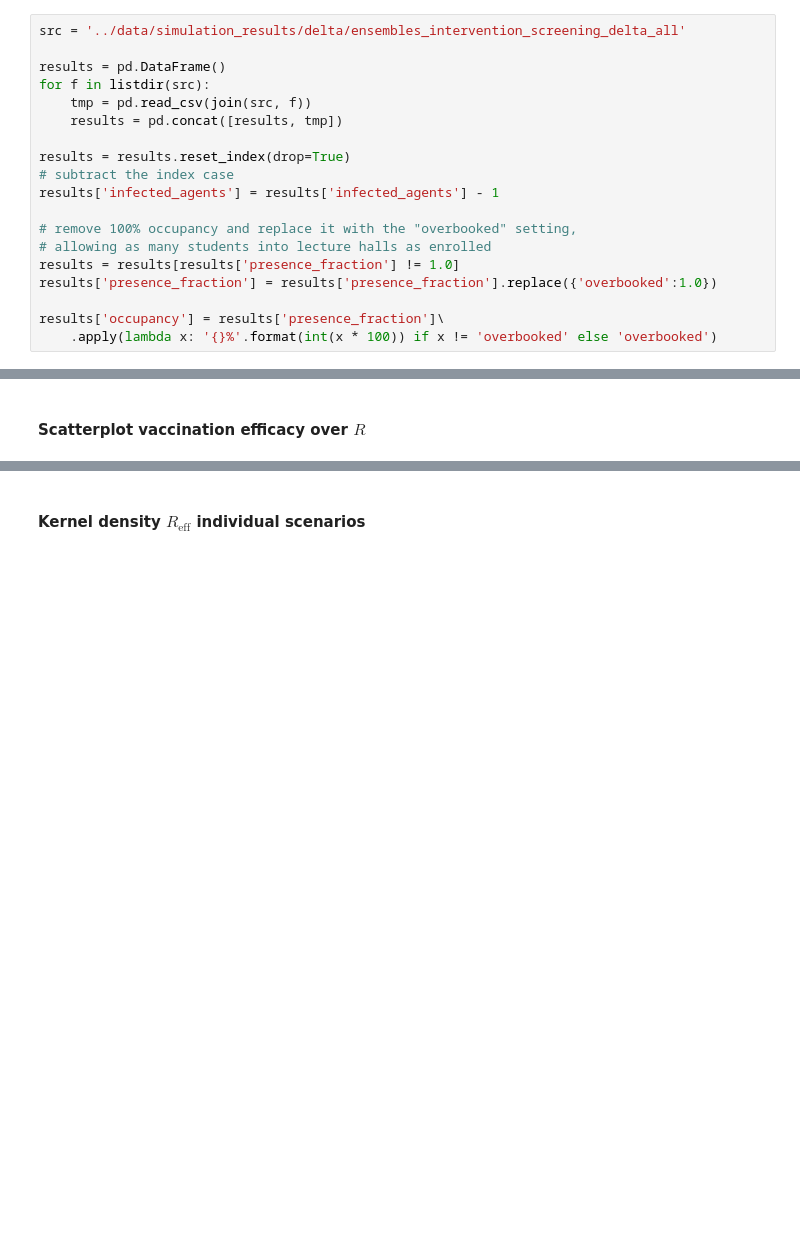
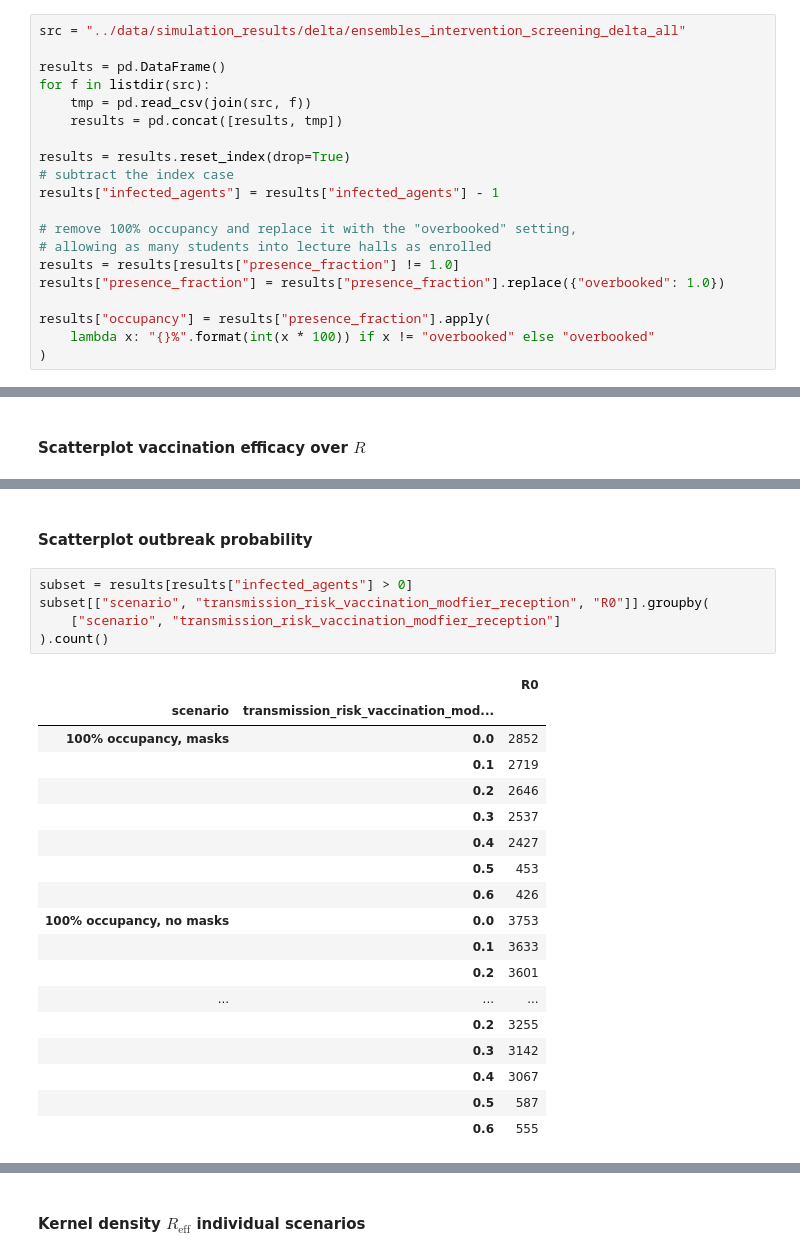
Before and after one commit to JanaLasser/uni_SEIRX, a Jupyter notebook: code/analysis_intervention_measures.ipynb, the cells around one changed output, grey strips where cells are left out. Cells and saved outputs as stored; diff of their text form; blank space fills up the shorter version.

```diff
--- a/code/analysis_intervention_measures.ipynb
+++ b/code/analysis_intervention_measures.ipynb
@@ -16,7 +17,7 @@ warnings.simplefilter(action='ignore', category=pd.errors.PerformanceWarning)
 # %% [markdown]
 ### All students
 # %%
-src = '../data/simulation_results/delta/ensembles_intervention_screening_delta_all'
+src = "../data/simulation_results/delta/ensembles_intervention_screening_delta_all"
 
 results = pd.DataFrame()
 for f in listdir(src):
@@ -25,12 +26,13 @@ for f in listdir(src):
 
 results = results.reset_index(drop=True)
 # subtract the index case
-results['infected_agents'] = results['infected_agents'] - 1
+results["infected_agents"] = results["infected_agents"] - 1
 
 # remove 100% occupancy and replace it with the "overbooked" setting,
 # allowing as many students into lecture halls as enrolled
-results = results[results['presence_fraction'] != 1.0]
-results['presence_fraction'] = results['presence_fraction'].replace({'overbooked':1.0})
+results = results[results["presence_fraction"] != 1.0]
+results["presence_fraction"] = results["presence_fraction"].replace({"overbooked": 1.0})
 
-results['occupancy'] = results['presence_fraction']\
-    .apply(lambda x: '{}%'.format(int(x * 100)) if x != 'overbooked' else 'overbooked')
+results["occupancy"] = results["presence_fraction"].apply(
+    lambda x: "{}%".format(int(x * 100)) if x != "overbooked" else "overbooked"
+)
@@ -432,0 +548,26 @@ axes[1].legend()
+# %% [markdown]
+#### Scatterplot outbreak probability
+# %%
+subset = results[results["infected_agents"] > 0]
+subset[["scenario", "transmission_risk_vaccination_modfier_reception", "R0"]].groupby(
+    ["scenario", "transmission_risk_vaccination_modfier_reception"]
+).count()
+# %% [output]
+|  |  | R0 |
+| scenario | transmission_risk_vaccination_mod... |  |
+| 100% occupancy, masks | 0.0 | 2852 |
+|  | 0.1 | 2719 |
+|  | 0.2 | 2646 |
+|  | 0.3 | 2537 |
+|  | 0.4 | 2427 |
+|  | 0.5 | 453 |
+|  | 0.6 | 426 |
+| 100% occupancy, no masks | 0.0 | 3753 |
+|  | 0.1 | 3633 |
+|  | 0.2 | 3601 |
+| ... | ... | ... |
+|  | 0.2 | 3255 |
+|  | 0.3 | 3142 |
+|  | 0.4 | 3067 |
+|  | 0.5 | 587 |
+|  | 0.6 | 555 |
```
Also changed, not shown: parts of 30 cells of this notebook.
